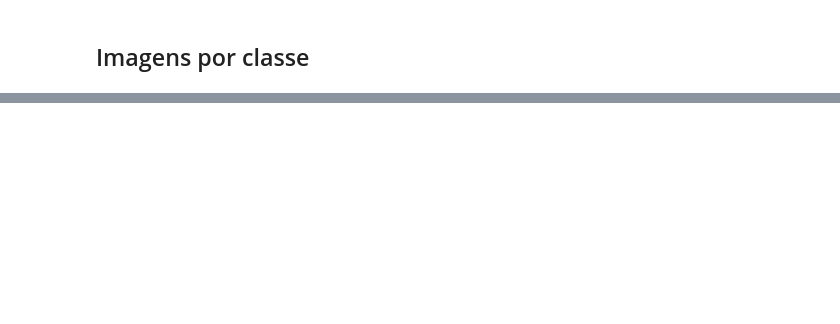
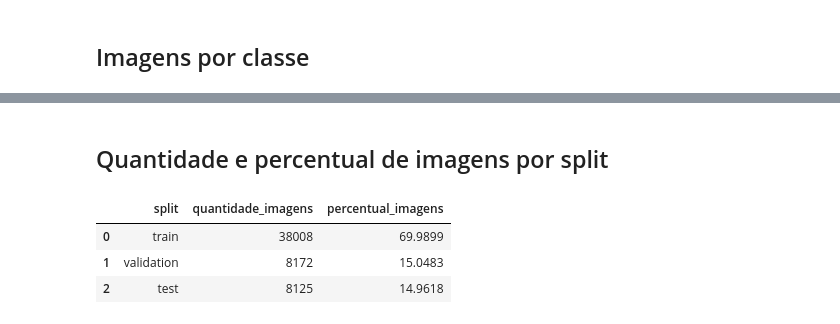
Before and after one commit to murilodc/plant-disease-classification, a Jupyter notebook: notebooks/01_exploracao_plantvillage.ipynb, the cells around one changed output, grey strips where cells are left out. Saved outputs shown, nothing was run; the diff lists cells and outputs as text; code cells hidden in the pictures; blank space fills up the shorter version.

```diff
--- a/notebooks/01_exploracao_plantvillage.ipynb
+++ b/notebooks/01_exploracao_plantvillage.ipynb
@@ -198,0 +337,9 @@ print("Arquivo existe:", csv_path.exists())
+# %% [markdown]
+## Quantidade e percentual de imagens por split
+# %%
+validacoes_split["imagens_por_split"]
+# %% [output]
+|  | split | quantidade_imagens | percentual_imagens |
+| 0 | train | 38008 | 69.9899 |
+| 1 | validation | 8172 | 15.0483 |
+| 2 | test | 8125 | 14.9618 |
```
Also changed, not shown: parts of 29 cells of this notebook, 1 other file.
